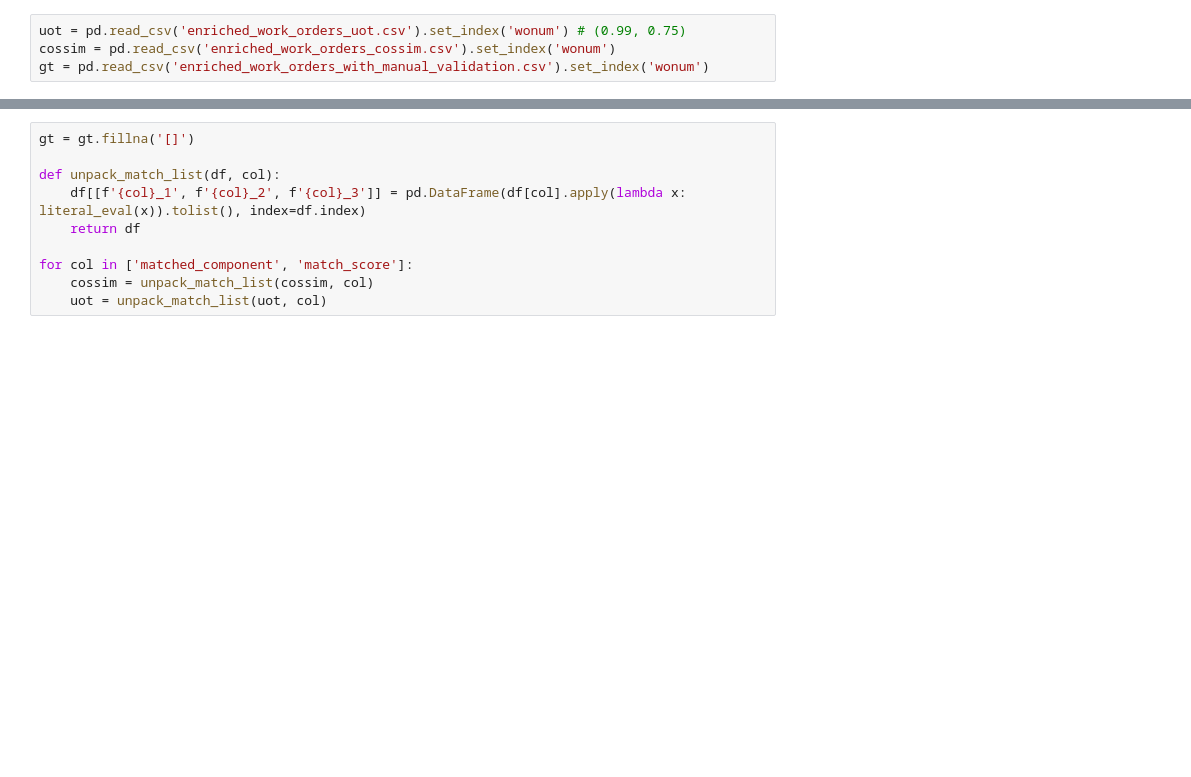
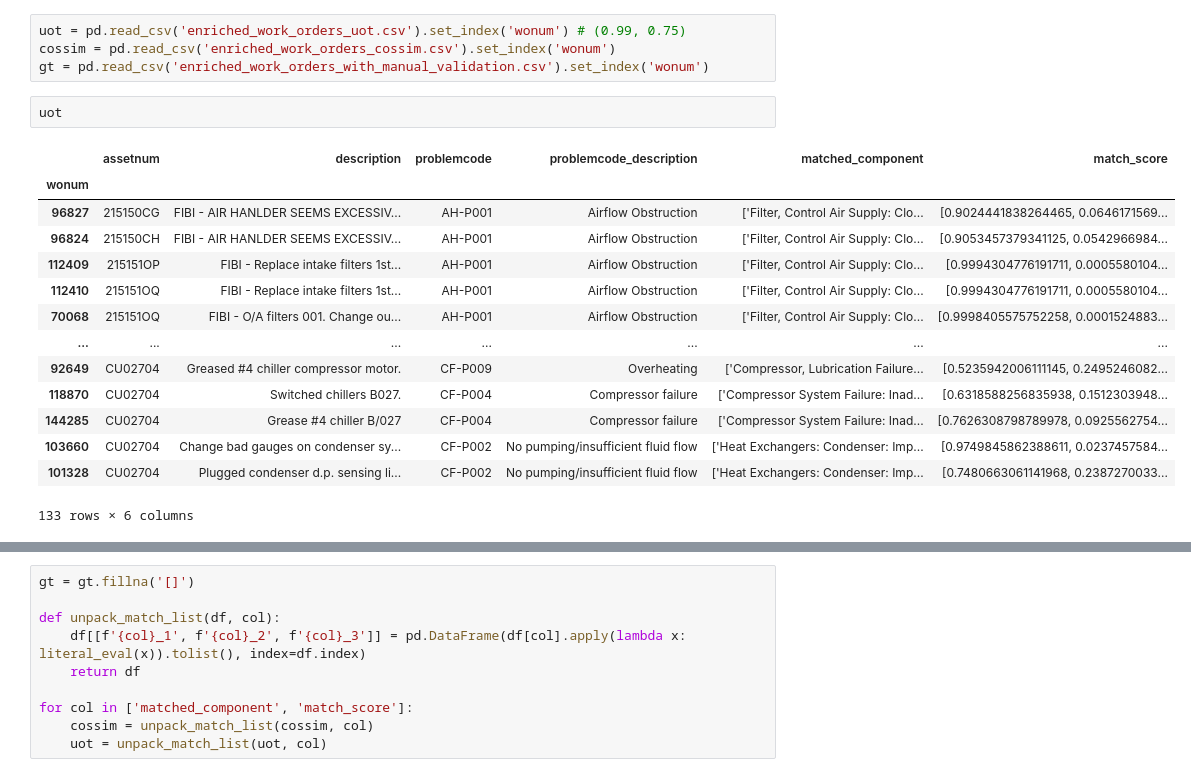
Before and after one commit to Langbridge/uot-matching, a Jupyter notebook: cbm-gre/eval_cbm_matching.ipynb, the cells around one changed output, grey strips where cells are left out. Cells and saved outputs as stored; diff of their text form; blank space fills up the shorter version.

```diff
--- a/cbm-gre/eval_cbm_matching.ipynb
+++ b/cbm-gre/eval_cbm_matching.ipynb
@@ -8,6 +8,23 @@ from ast import literal_eval
 uot = pd.read_csv('enriched_work_orders_uot.csv').set_index('wonum') # (0.99, 0.75)
 cossim = pd.read_csv('enriched_work_orders_cossim.csv').set_index('wonum')
 gt = pd.read_csv('enriched_work_orders_with_manual_validation.csv').set_index('wonum')
+# %%
+uot
+# %% [output]
+|  | assetnum | description | problemcode | problemcode_description | matched_component | match_score |
+| wonum |  |  |  |  |  |  |
+| 96827 | 215150CG | FIBI - AIR HANLDER SEEMS EXCESSIV... | AH-P001 | Airflow Obstruction | ['Filter, Control Air Supply: Clo... | [0.9024441838264465, 0.0646171569... |
+| 96824 | 215150CH | FIBI - AIR HANLDER SEEMS EXCESSIV... | AH-P001 | Airflow Obstruction | ['Filter, Control Air Supply: Clo... | [0.9053457379341125, 0.0542966984... |
+| 112409 | 215151OP | FIBI - Replace intake filters 1st... | AH-P001 | Airflow Obstruction | ['Filter, Control Air Supply: Clo... | [0.9994304776191711, 0.0005580104... |
+| 112410 | 215151OQ | FIBI - Replace intake filters 1st... | AH-P001 | Airflow Obstruction | ['Filter, Control Air Supply: Clo... | [0.9994304776191711, 0.0005580104... |
+| 70068 | 215151OQ | FIBI - O/A filters 001. Change ou... | AH-P001 | Airflow Obstruction | ['Filter, Control Air Supply: Clo... | [0.9998405575752258, 0.0001524883... |
+| ... | ... | ... | ... | ... | ... | ... |
+| 92649 | CU02704 | Greased #4 chiller compressor motor. | CF-P009 | Overheating | ['Compressor, Lubrication Failure... | [0.5235942006111145, 0.2495246082... |
+| 118870 | CU02704 | Switched chillers B027. | CF-P004 | Compressor failure | ['Compressor System Failure: Inad... | [0.6318588256835938, 0.1512303948... |
+| 144285 | CU02704 | Grease #4 chiller B/027 | CF-P004 | Compressor failure | ['Compressor System Failure: Inad... | [0.7626308798789978, 0.0925562754... |
+| 103660 | CU02704 | Change bad gauges on condenser sy... | CF-P002 | No pumping/insufficient fluid flow | ['Heat Exchangers: Condenser: Imp... | [0.9749845862388611, 0.0237457584... |
+| 101328 | CU02704 | Plugged condenser d.p. sensing li... | CF-P002 | No pumping/insufficient fluid flow | ['Heat Exchangers: Condenser: Imp... | [0.7480663061141968, 0.2387270033... |
+133 rows × 6 columns
 # %%
 uot = uot[['matched_component', 'match_score']]
 cossim = cossim[['matched_component', 'match_score']]
```
Also changed, not shown: parts of 2 cells of this notebook, 7 other files.
